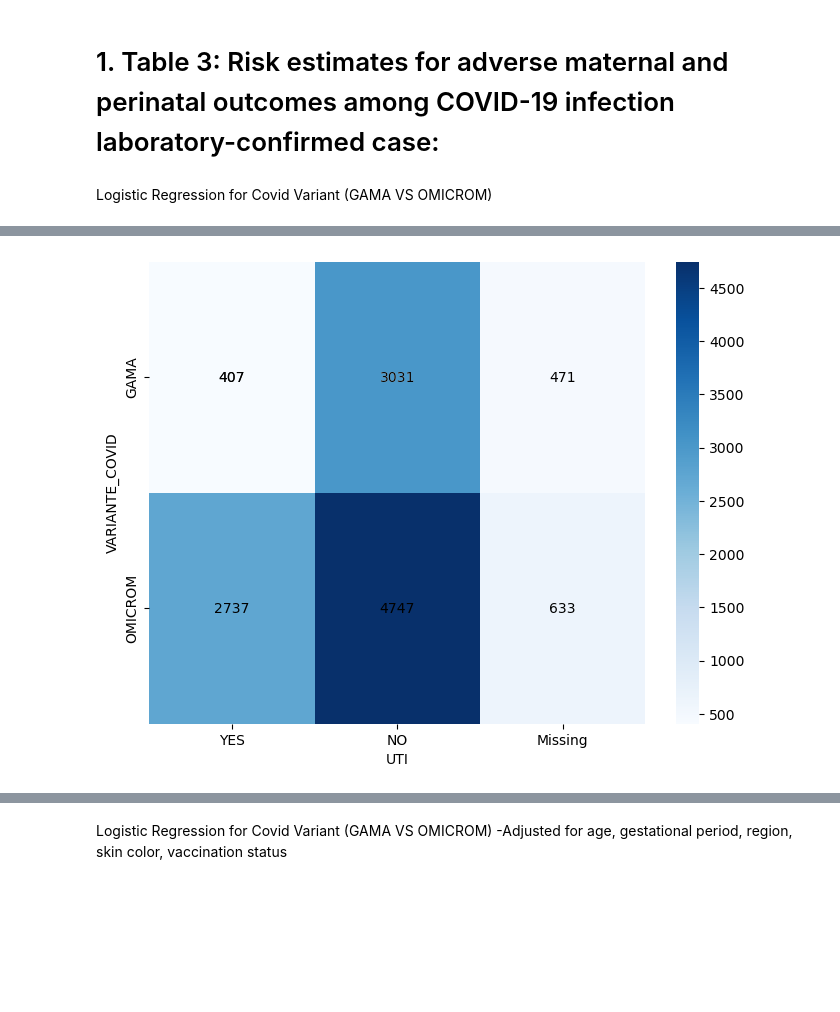
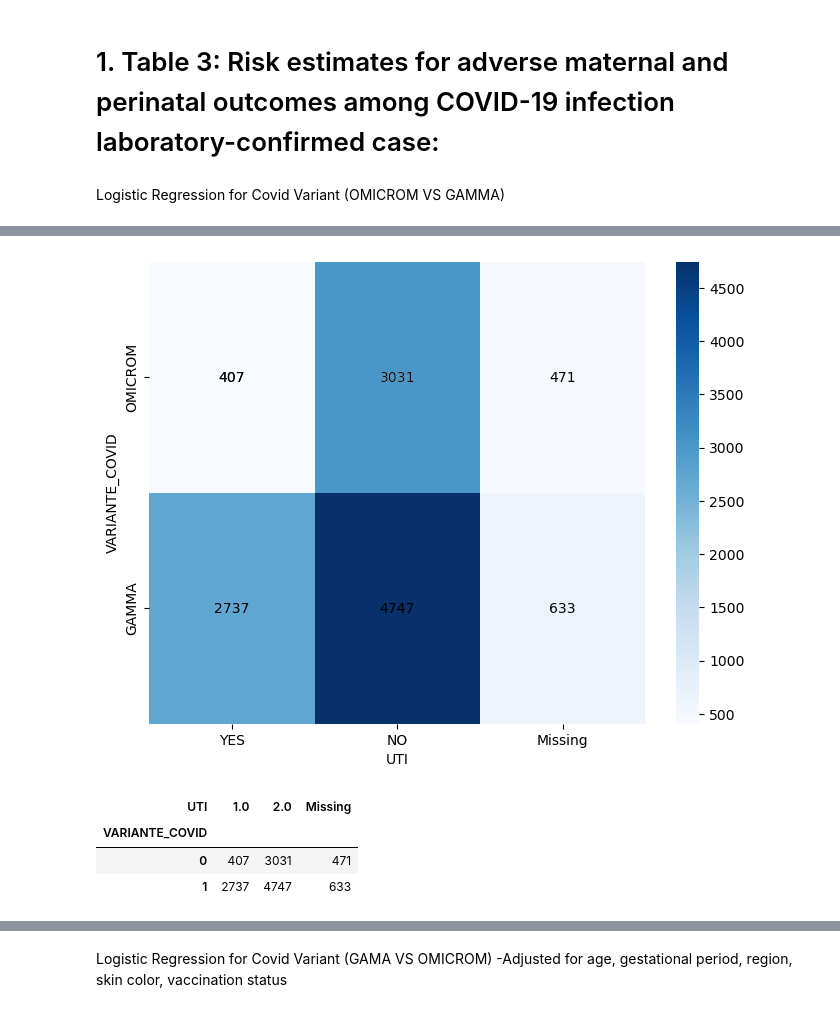
Before and after one commit to LucasTramonte/Analysis-SARS-CoV-2-variants, a Jupyter notebook: Logistic_Regression.ipynb, the cells around one changed output, grey strips where cells are left out. Saved outputs shown, nothing was run; the diff lists cells and outputs as text; code cells hidden in the pictures; blank space fills up the shorter version.

```diff
--- a/Logistic_Regression.ipynb
+++ b/Logistic_Regression.ipynb
@@ -18,7 +18,7 @@ import warnings
 # %% [markdown]
 Datasets
 # %%
-df_original = pd.read_csv('df_preprocessed.csv', delimiter=',')
+df_original = pd.read_csv('data/df_preprocessed.csv', delimiter=',')
 # %%
 df = df_original.copy(deep = True)
 df.drop(columns=['Unnamed: 0'], inplace= True)
@@ -128,7 +128,7 @@ def analyze_and_plot(response, predictor, data, iloc_start, iloc_end, variant1,
     # Crosstab
     crosstab = pd.crosstab(data[response], data[predictor])
     if predictor == "UTI":
-        crosstab.rename(columns={1: "YES", 2: "NO"}, index={0: variant1, 1: variant2}, inplace=True)
+        crosstab.rename(columns={1: "YES", 2: "NO"}, index={1: variant1, 0: variant2}, inplace=True)
     else:
         crosstab.rename(columns = {"False":"CURE", "True": "Death", 3: "Death from other causes"}, index = {1: variant1, 0: variant2} ,inplace = True)
     plt.figure(figsize=(8, 6))
@@ -145,13 +145,13 @@ def analyze_and_plot(response, predictor, data, iloc_start, iloc_end, variant1,
     plt.ylabel("VARIANTE_COVID")
     plt.show()
 # %% [markdown]
-Logistic Regression for Covid Variant (GAMA VS OMICROM)
+Logistic Regression for Covid Variant (OMICROM VS GAMMA)
 # %%
 df_temp = df.loc[df['VARIANTE_COVID'] != 2].copy() #gamma versus omicrom
 df_temp.reset_index(inplace = True, drop = True)
 df_temp['VARIANTE_COVID']=df_temp['VARIANTE_COVID'].map(DIC_GAMA_VS_OMICROM) # exposed group : omicrom, non-exposed : gamma
 # %%
-analyze_and_plot("VARIANTE_COVID", "UTI", df_temp, 1, 3, "GAMA", "OMICROM")
+analyze_and_plot("VARIANTE_COVID", "UTI", df_temp, 1, 3,"GAMMA", "OMICROM")
 # %% [output]
 Logistic regression model VARIANTE_COVID:
 Optimization terminated successfully.
@@ -167,8 +167,15 @@ Time:                        21:26:53   Log-Likelihood:                -7165.3
 converged:                       True   LL-Null:                       -7583.8
 ... (9 lines left out)
 Odds ratios for UTI:
                       OR  Lower CI  Upper CI
 UTI[T.2.0]      0.232891  0.207870  0.260925
 UTI[T.Missing]  0.199849  0.170586  0.234133
-[figure, old version]
+[figure, new version]
+# %%
+pd.crosstab(df_temp['VARIANTE_COVID'], df_temp['UTI'])
+# %% [output]
+| UTI | 1.0 | 2.0 | Missing |
+| VARIANTE_COVID |  |  |  |
+| 0 | 407 | 3031 | 471 |
+| 1 | 2737 | 4747 | 633 |
 # %%
```
Also changed, not shown: parts of 18 cells of this notebook, 7 other files.
